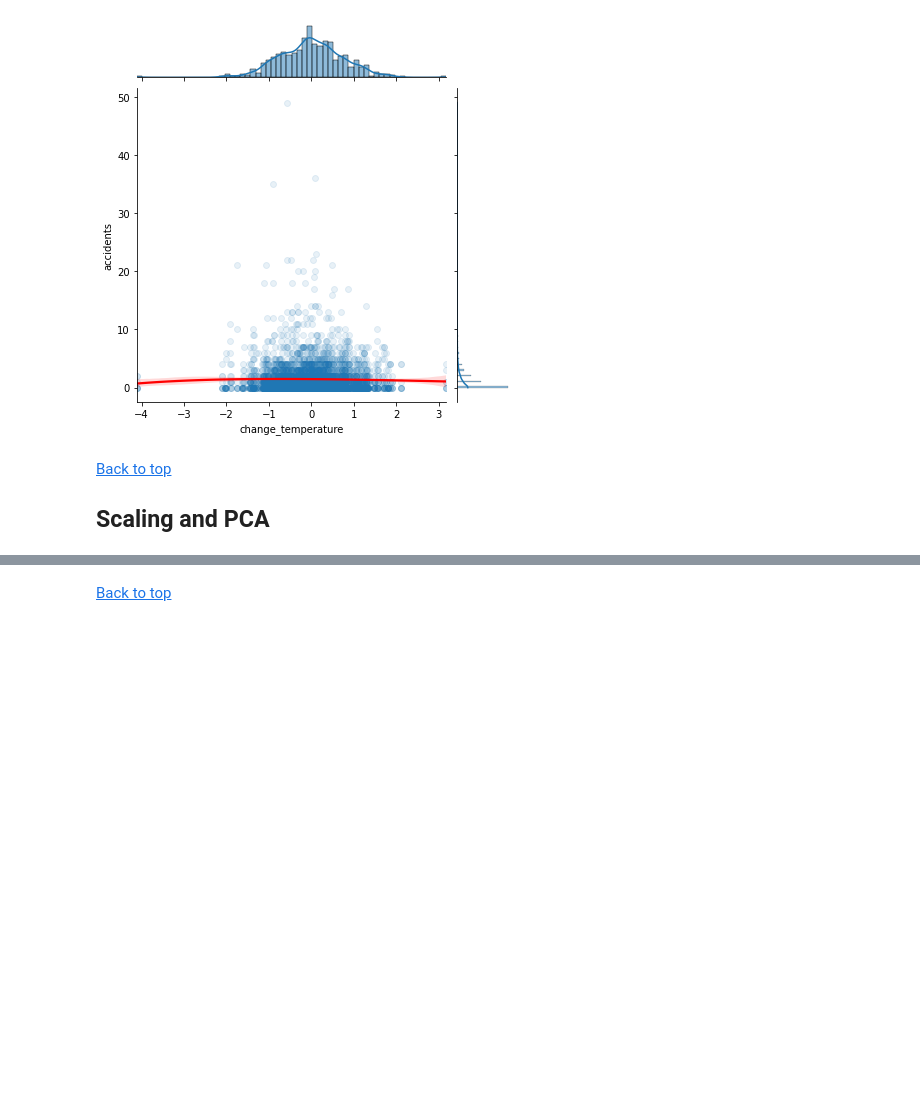
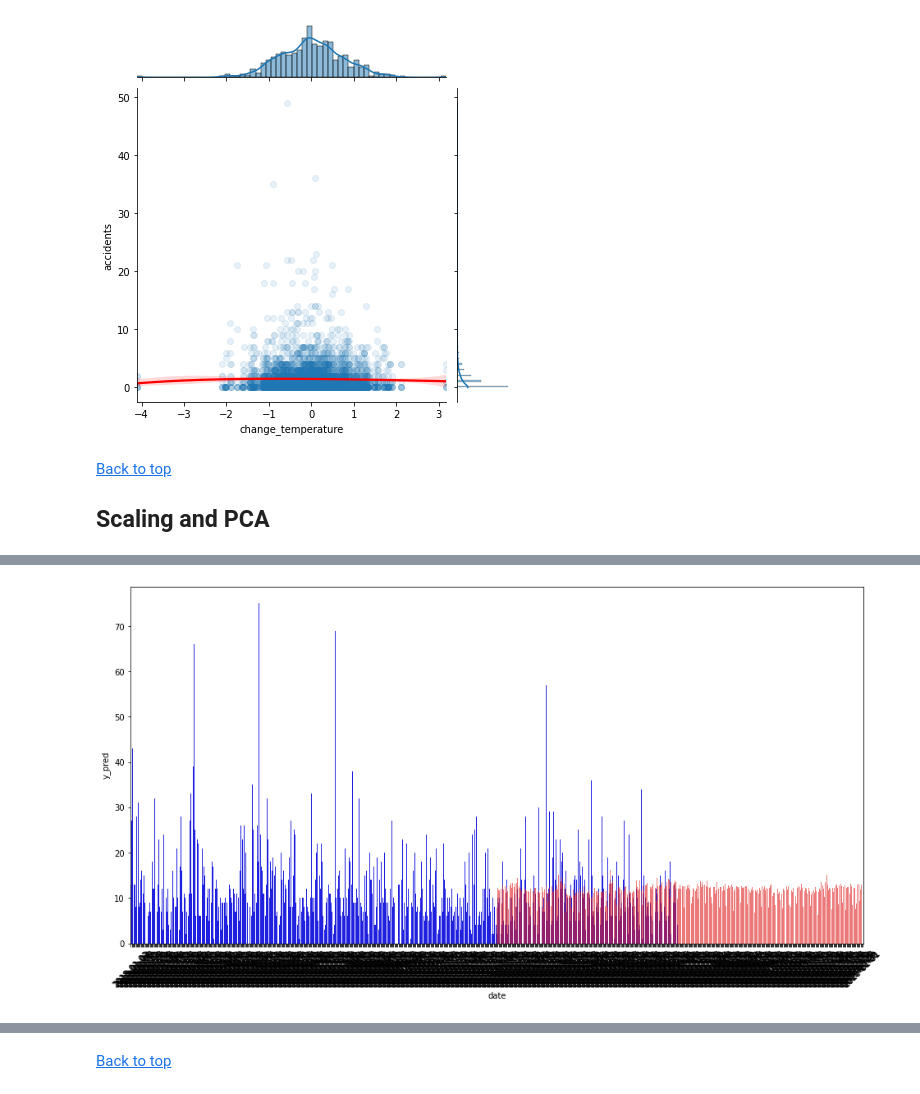
Before and after one commit to AndOleAnd/Capstone_N_A_P, a Jupyter notebook: Notebooks/Weather_EDA.ipynb, the cells around one changed output, grey strips where cells are left out. Drawn from its saved outputs; the diff is of its cells as text; code cells hidden in the pictures; blank space fills up the shorter version.

```diff
--- a/Notebooks/Weather_EDA.ipynb
+++ b/Notebooks/Weather_EDA.ipynb
@@ -185,6 +199,20 @@ def create_time_windows(df_train):
     df_complete["accidents"] = df_complete["accidents"].astype("int")
 
     return df_complete
+
+
+
+def print_results():
+    results = X_test.copy()
+    results['y_test'] = y_test
+    results2 = X_test2.copy()
+    results2['y_pred'] = y_pred2
+    results3 = df_combined_pca.merge(results, on=[0, 1, 2, 3, 4], how='left').merge(results2, on=[0, 1, 2, 3, 4], how='left')
+
+    fig, ax = plt.subplots(figsize=(16, 8))
+    chart = sns.barplot(x="date", y="accidents", data=results3, label="Observed", color="b");
+    chart = sns.barplot(x="date", y="y_pred", data=results3, label="Predicted", color="r", alpha=0.6);
+    chart.set_xticklabels(chart.get_xticklabels(), rotation=45);
 # %% [markdown]
 [Back to top](#Top)<br>
 
@@ -456,0 +588,4 @@ X_pca = pca_decomposition.tranform(X_scaled)
+# %%
+print_results()
+# %% [output]
+[figure, added]
```
Also changed, not shown: parts of 49 cells of this notebook, 2 other files.
